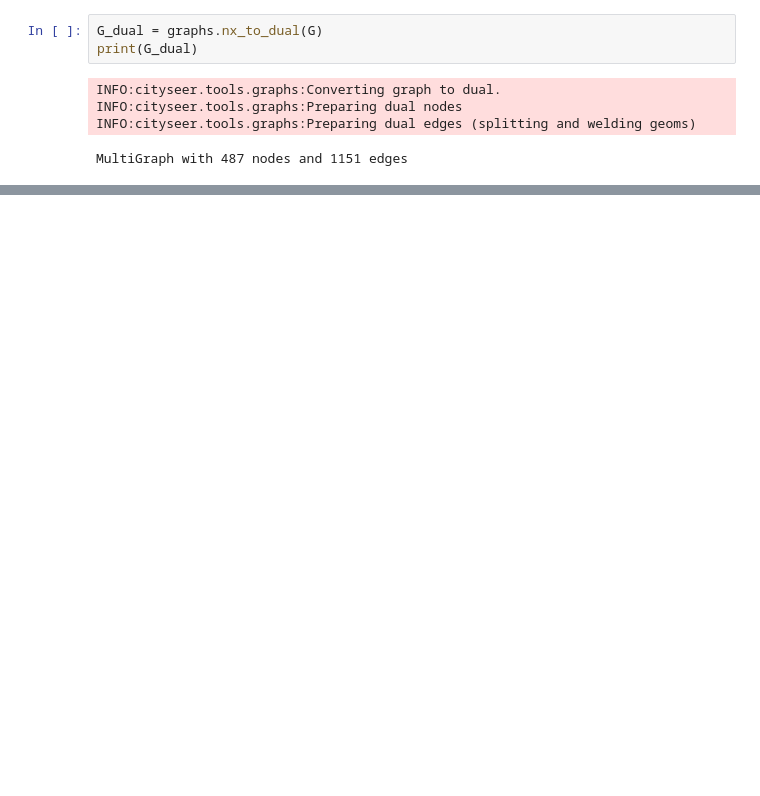
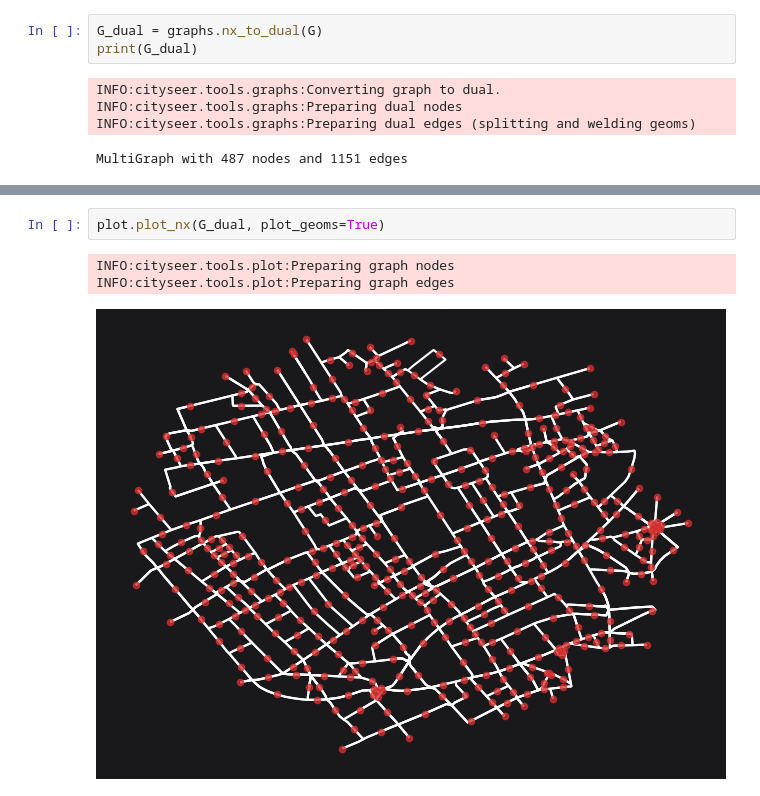
Before and after one commit to benchmark-urbanism/cityseer-examples, a Jupyter notebook: recipes/networks/create_dual_graph.ipynb, the cells around one changed output, grey strips where cells are left out. Cells and saved outputs as stored; diff of their text form; blank space fills up the shorter version.

```diff
--- a/recipes/networks/create_dual_graph.ipynb
+++ b/recipes/networks/create_dual_graph.ipynb
@@ -47,0 +50,6 @@ MultiGraph with 487 nodes and 1151 edges
+# %%
+plot.plot_nx(G_dual, plot_geoms=True)
+# %% [output]
+INFO:cityseer.tools.plot:Preparing graph nodes
+INFO:cityseer.tools.plot:Preparing graph edges
+[figure, added]
```
Also changed, not shown: parts of 5 cells of this notebook, 24 other files.
